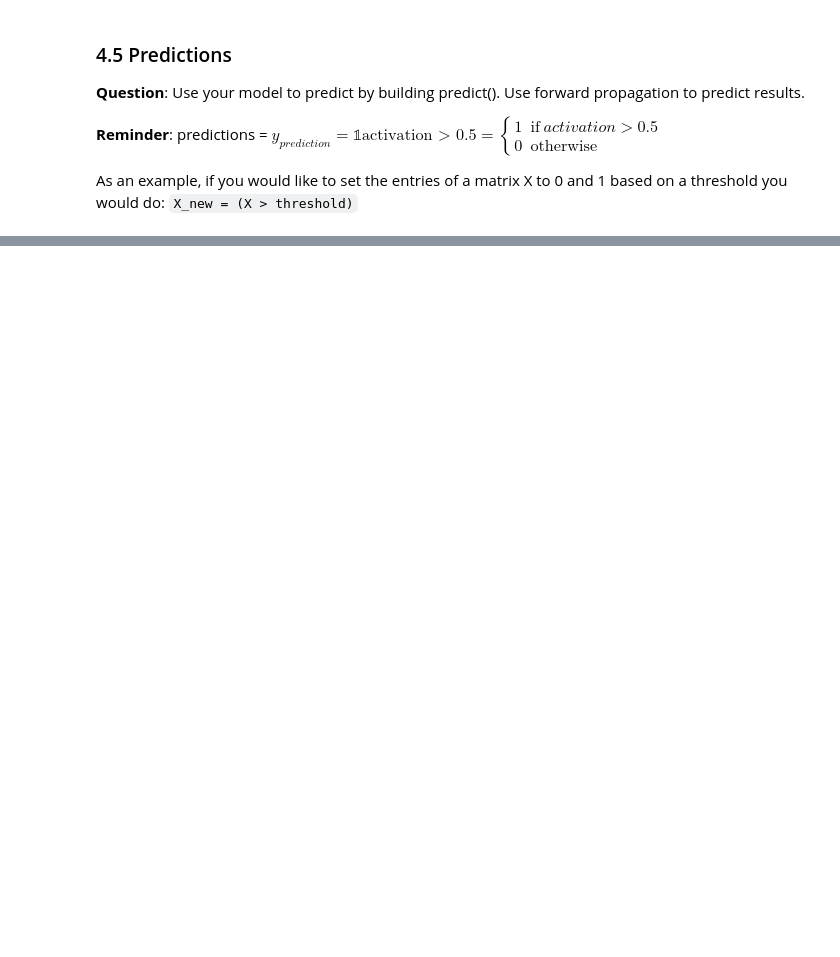
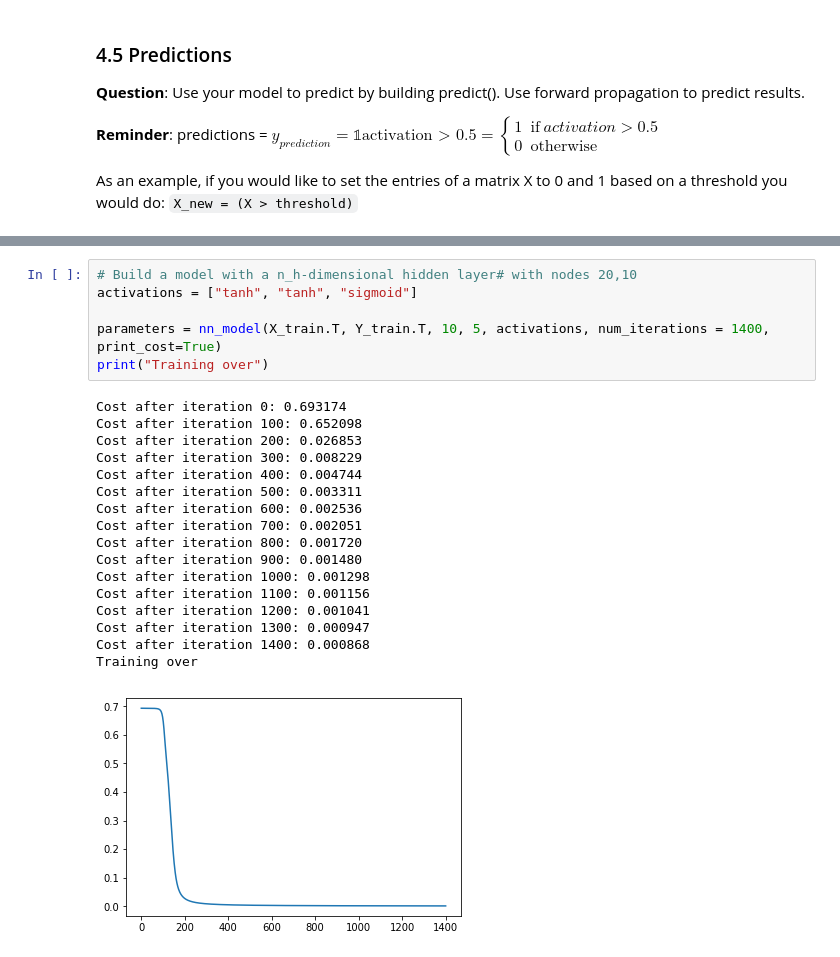
Before and after one commit to abhishekSen999/test-Python-Jupyter, a Jupyter notebook: Two Hidden Layer Neural Network .ipynb, the cells around one changed output, grey strips where cells are left out. Saved outputs shown, nothing was run; the diff lists cells and outputs as text; blank space fills up the shorter version.

```diff
--- a/Two Hidden Layer Neural Network .ipynb
+++ b/Two Hidden Layer Neural Network .ipynb
@@ -676,0 +643,24 @@ Accuracy: 98%
+# %%
+# Build a model with a n_h-dimensional hidden layer# with nodes 20,10
+activations = ["tanh", "tanh", "sigmoid"]
+
+parameters = nn_model(X_train.T, Y_train.T, 10, 5, activations, num_iterations = 1400, print_cost=True)
+print("Training over")
+# %% [output]
+Cost after iteration 0: 0.693174
+Cost after iteration 100: 0.652098
+Cost after iteration 200: 0.026853
+Cost after iteration 300: 0.008229
+Cost after iteration 400: 0.004744
+Cost after iteration 500: 0.003311
+Cost after iteration 600: 0.002536
+Cost after iteration 700: 0.002051
+Cost after iteration 800: 0.001720
+Cost after iteration 900: 0.001480
+Cost after iteration 1000: 0.001298
+Cost after iteration 1100: 0.001156
+Cost after iteration 1200: 0.001041
+Cost after iteration 1300: 0.000947
+Cost after iteration 1400: 0.000868
+Training over
+[figure, added]
```
Also changed, not shown: parts of 27 cells of this notebook, 1 other file.
